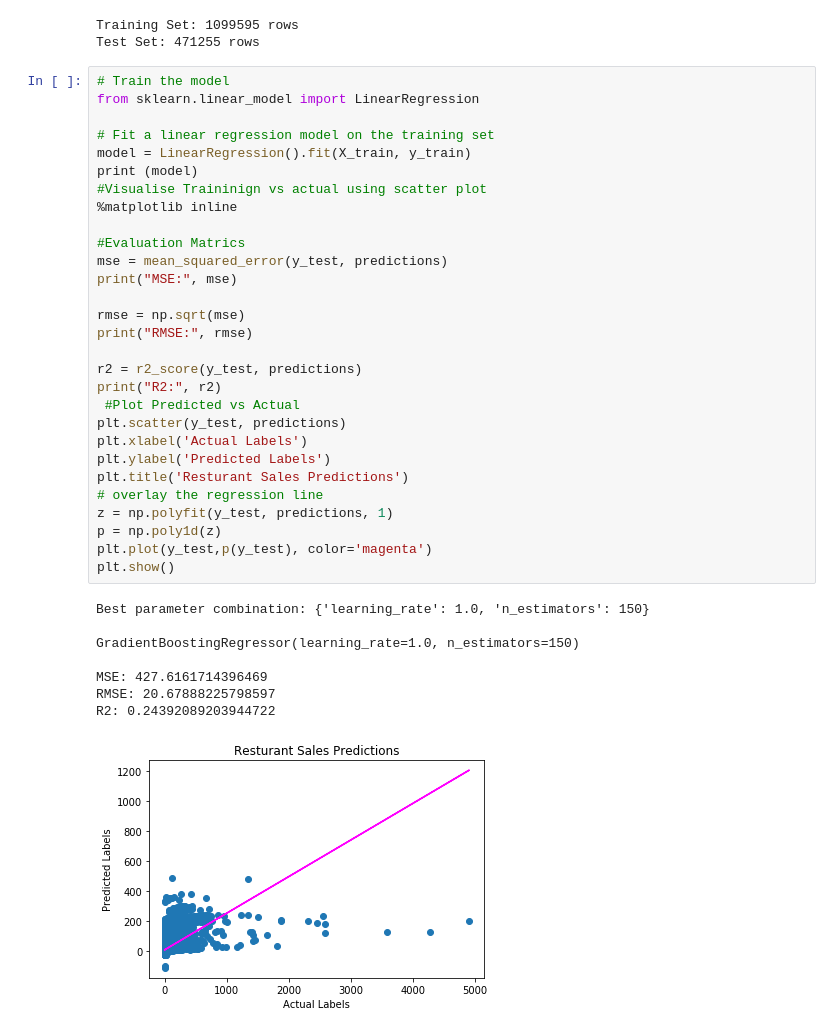
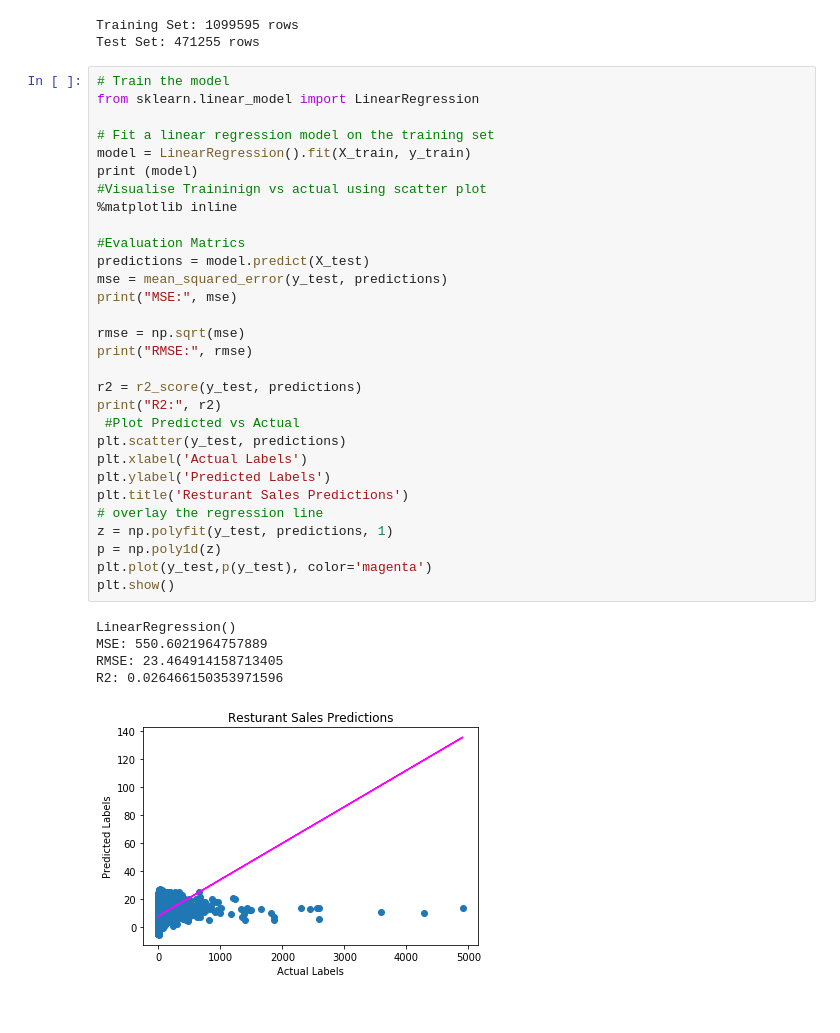
Before and after one commit to 6369441/Matome-Domminick-Molokome-Project-09-Solution, a Jupyter notebook: Multilayer regression.ipynb, the cells around one changed output. Cells and saved outputs as stored; diff of their text form.

```diff
--- a/Multilayer regression.ipynb
+++ b/Multilayer regression.ipynb
@@ -163,38 +374,36 @@ Test Set: 471255 rows
 # %%
 # Train the model
 from sklearn.linear_model import LinearRegression
 
 # Fit a linear regression model on the training set
 model = LinearRegression().fit(X_train, y_train)
 print (model)
 #Visualise Traininign vs actual using scatter plot
 %matplotlib inline
 
 #Evaluation Matrics
+predictions = model.predict(X_test)
 mse = mean_squared_error(y_test, predictions)
 print("MSE:", mse)
 
 rmse = np.sqrt(mse)
 print("RMSE:", rmse)
 
 r2 = r2_score(y_test, predictions)
 print("R2:", r2)
  #Plot Predicted vs Actual
 plt.scatter(y_test, predictions)
 plt.xlabel('Actual Labels')
 plt.ylabel('Predicted Labels')
 plt.title('Resturant Sales Predictions')
 # overlay the regression line
 z = np.polyfit(y_test, predictions, 1)
 p = np.poly1d(z)
 plt.plot(y_test,p(y_test), color='magenta')
 plt.show()
 # %% [output]
-Best parameter combination: {'learning_rate': 1.0, 'n_estimators': 150}
-
-GradientBoostingRegressor(learning_rate=1.0, n_estimators=150)
-
-MSE: 427.6161714396469
-RMSE: 20.67888225798597
-R2: 0.24392089203944722
+LinearRegression()
+MSE: 550.6021964757889
+RMSE: 23.464914158713405
+R2: 0.026466150353971596
-[figure, old version]
+[figure, new version]
```
Also changed, not shown: parts of 16 cells of this notebook, 4 other files.
